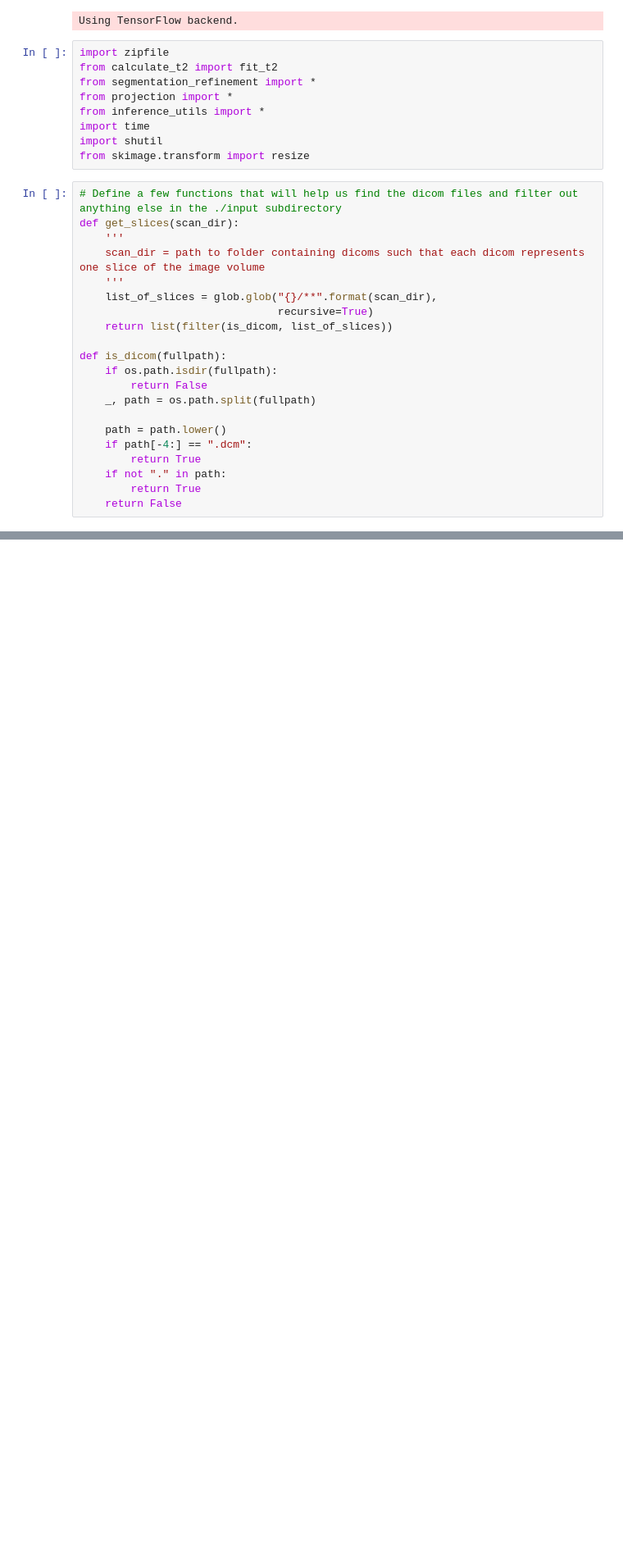
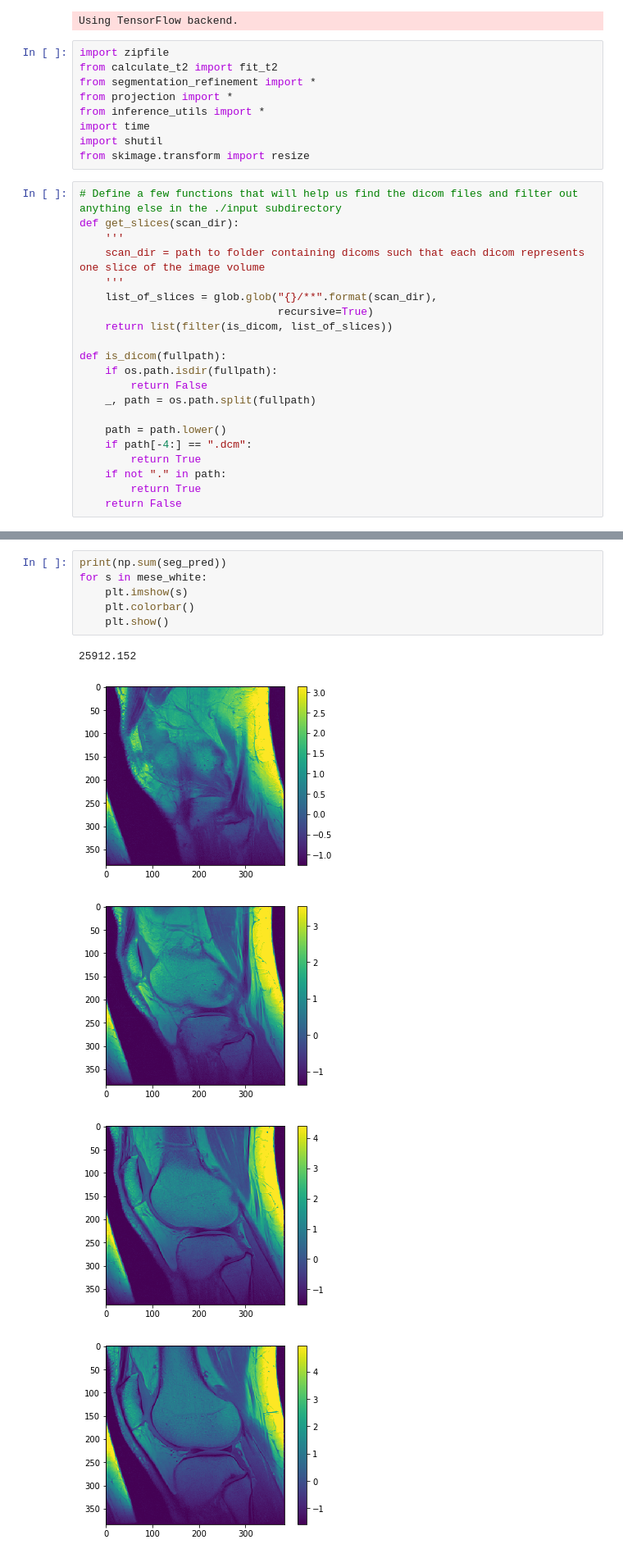
Before and after one commit to kathoma/AutomaticKneeMRISegmentation, a Jupyter notebook: DemoAnalysis.ipynb, the cells around one changed output, grey strips where cells are left out. Shown at 82% size. Saved outputs shown, nothing was run; the diff lists cells and outputs as text; blank space fills up the shorter version.

```diff
--- a/DemoAnalysis.ipynb
+++ b/DemoAnalysis.ipynb
@@ -267,0 +328,12 @@ print("Analysis Complete")
+# %%
+print(np.sum(seg_pred))
+for s in mese_white:
+    plt.imshow(s)
+    plt.colorbar()
+    plt.show()
+# %% [output]
+25912.152
+[figure, added]
+[figure, added]
+[figure, added]
+[figure, added]
```
Also changed, not shown: parts of 16 cells of this notebook, 2 other files.
